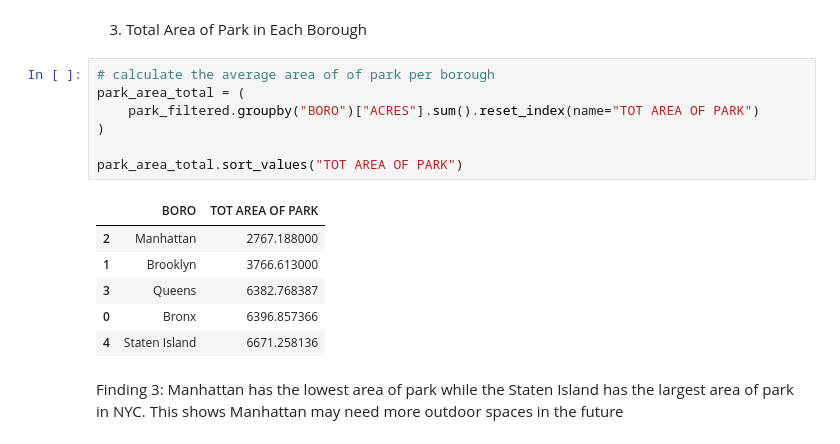
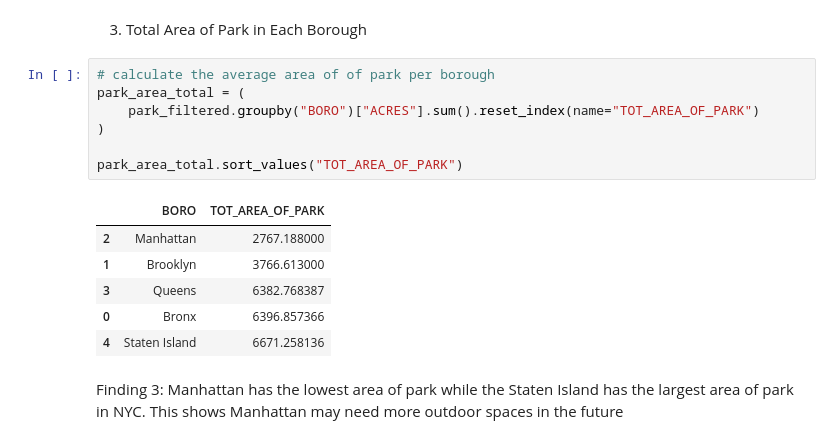
Before and after one commit to meryhotma/meryhotma.github.io, a Jupyter notebook: Project_3.ipynb, the cells around one changed output. Saved outputs shown, nothing was run; the diff lists cells and outputs as text.

```diff
--- a/Project_3.ipynb
+++ b/Project_3.ipynb
@@ -284,12 +292,12 @@ Finding 2: Although Brooklyn contains the largest number of parks, these parks t
 # %%
 # calculate the average area of of park per borough
 park_area_total = (
-    park_filtered.groupby("BORO")["ACRES"].sum().reset_index(name="TOT AREA OF PARK")
+    park_filtered.groupby("BORO")["ACRES"].sum().reset_index(name="TOT_AREA_OF_PARK")
 )
 
-park_area_total.sort_values("TOT AREA OF PARK")
+park_area_total.sort_values("TOT_AREA_OF_PARK")
 # %% [output]
-|  | BORO | TOT AREA OF PARK |
+|  | BORO | TOT_AREA_OF_PARK |
 | 2 | Manhattan | 2767.188000 |
 | 1 | Brooklyn | 3766.613000 |
 | 3 | Queens | 6382.768387 |
```
Also changed, not shown: parts of 22 cells of this notebook.
